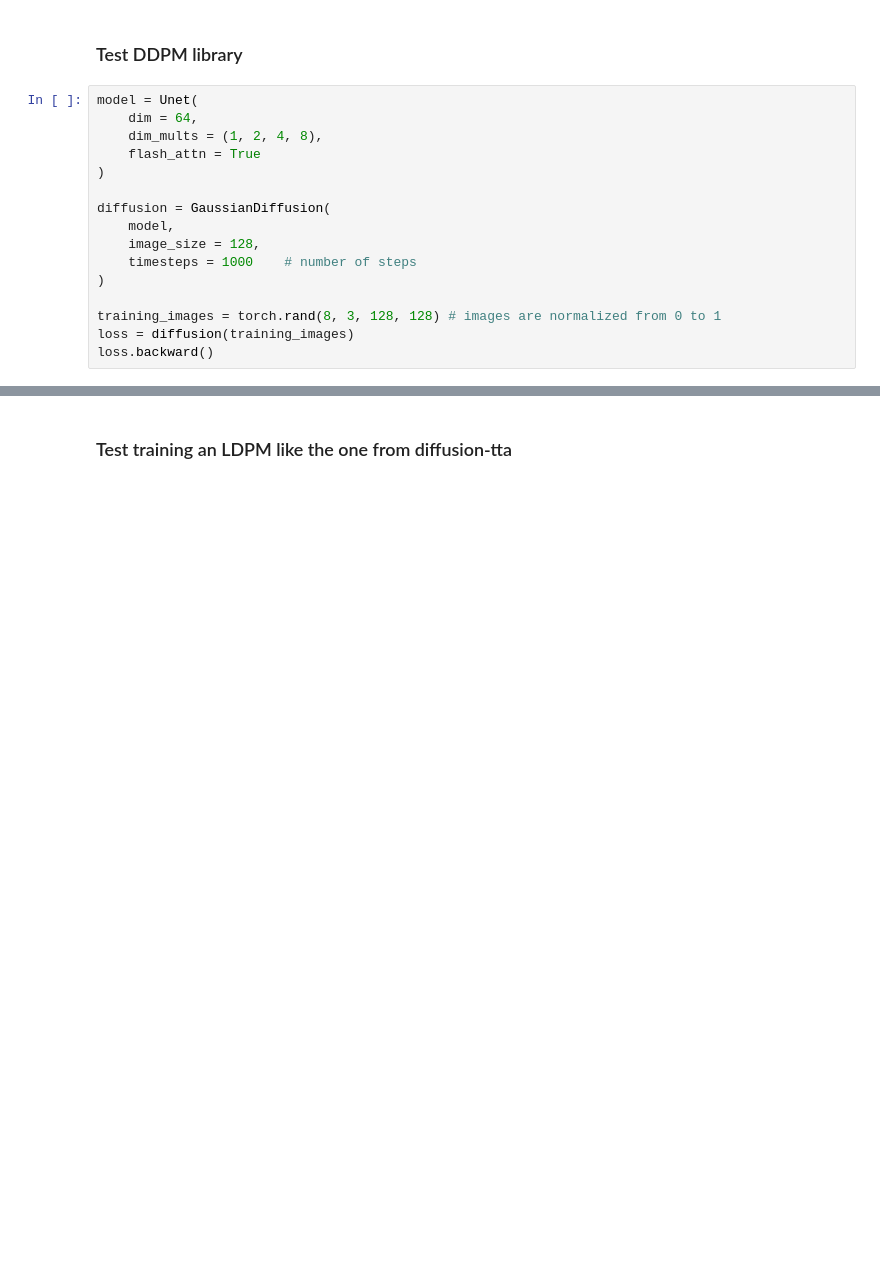
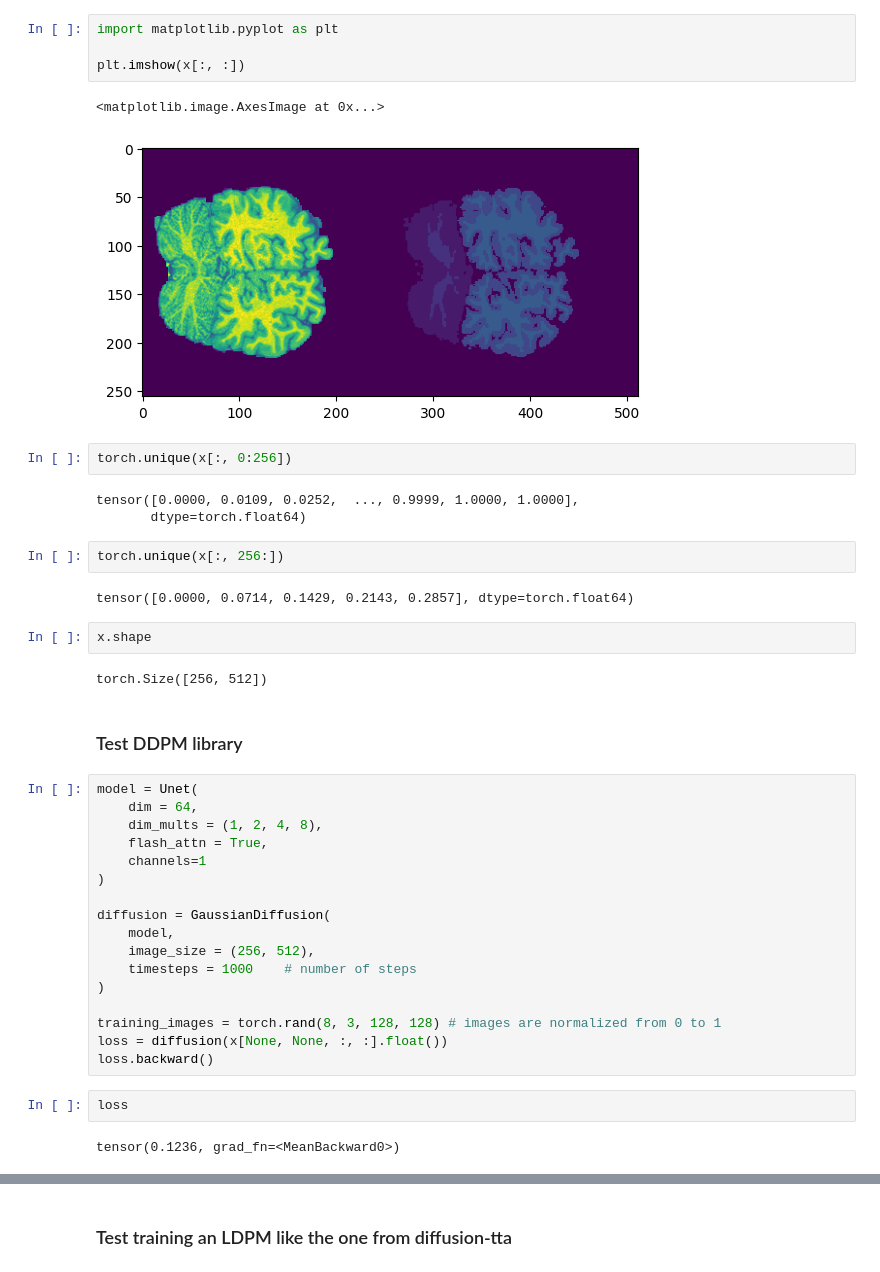
Before and after one commit to JdbermeoUZH/MastersThesisUIASegmentation, a Jupyter notebook: notebooks/DDPMs/01-test_basic_ddpm_libraries.ipynb, the cells around one changed output, grey strips where cells are left out. Saved outputs shown, nothing was run; the diff lists cells and outputs as text; blank space fills up the shorter version.

```diff
--- a/notebooks/DDPMs/01-test_basic_ddpm_libraries.ipynb
+++ b/notebooks/DDPMs/01-test_basic_ddpm_libraries.ipynb
@@ -30,18 +85,43 @@ hcp_t1 = DatasetInMemory(
+# %%
+import matplotlib.pyplot as plt
+
+plt.imshow(x[:, :])
+# %% [output]
+<matplotlib.image.AxesImage at 0x...>
+[figure, added]
+# %%
+torch.unique(x[:, 0:256])
+# %% [output]
+tensor([0.0000, 0.0109, 0.0252,  ..., 0.9999, 1.0000, 1.0000],
+       dtype=torch.float64)
+# %%
+torch.unique(x[:, 256:])
+# %% [output]
+tensor([0.0000, 0.0714, 0.1429, 0.2143, 0.2857], dtype=torch.float64)
+# %%
+x.shape
+# %% [output]
+torch.Size([256, 512])
 # %% [markdown]
 ### Test DDPM library
 # %%
 model = Unet(
     dim = 64,
     dim_mults = (1, 2, 4, 8),
-    flash_attn = True
+    flash_attn = True,
+    channels=1
 )
 
 diffusion = GaussianDiffusion(
     model,
-    image_size = 128,
+    image_size = (256, 512),
     timesteps = 1000    # number of steps
 )
 
 training_images = torch.rand(8, 3, 128, 128) # images are normalized from 0 to 1
-loss = diffusion(training_images)
+loss = diffusion(x[None, None, :, :].float())
 loss.backward()
+# %%
+loss
+# %% [output]
+tensor(0.1236, grad_fn=<MeanBackward0>)
```
Also changed, not shown: parts of 20 cells of this notebook, 16 other files.
